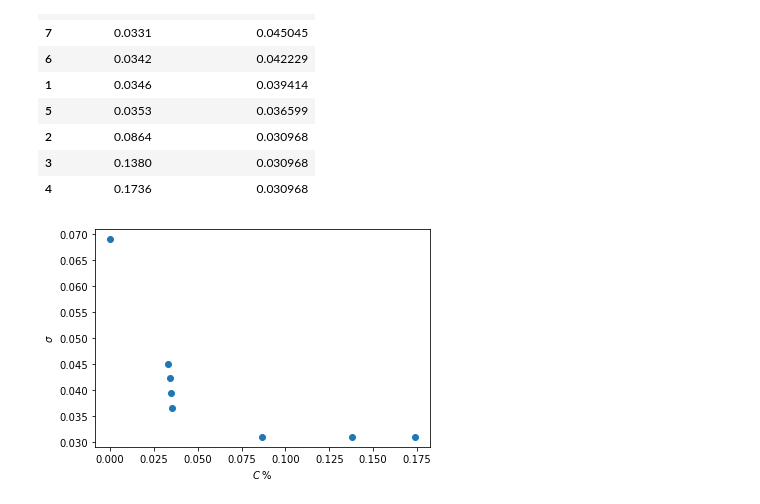
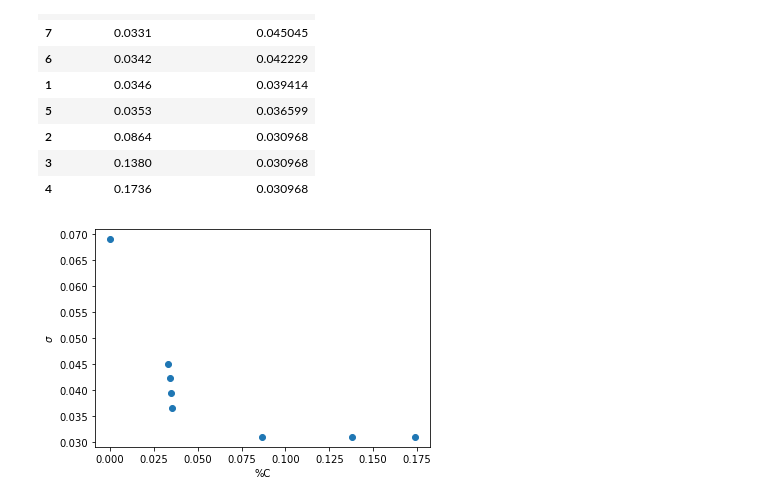
Before and after one commit to oliphanc/OpenTeams-Notebooks, a Jupyter notebook: Logistical Regression/LogisticalCurveFit.ipynb, the cells around one changed output. Drawn from its saved outputs; the diff is of its cells as text; code cells hidden in the pictures.

```diff
--- a/Logistical Regression/LogisticalCurveFit.ipynb
+++ b/Logistical Regression/LogisticalCurveFit.ipynb
@@ -47,8 +47,8 @@ df
 # %%
 fig = plt.plot()
 plt.plot(x, y, 'o')
-plt.xlabel(r'$C\; \%$')
+plt.xlabel(r'%C')
 plt.ylabel(r'$\sigma$')
 plt.show()
 # %% [output]
-[figure, old version]
+[figure, new version]
```
Also changed, not shown: parts of 9 cells of this notebook.
